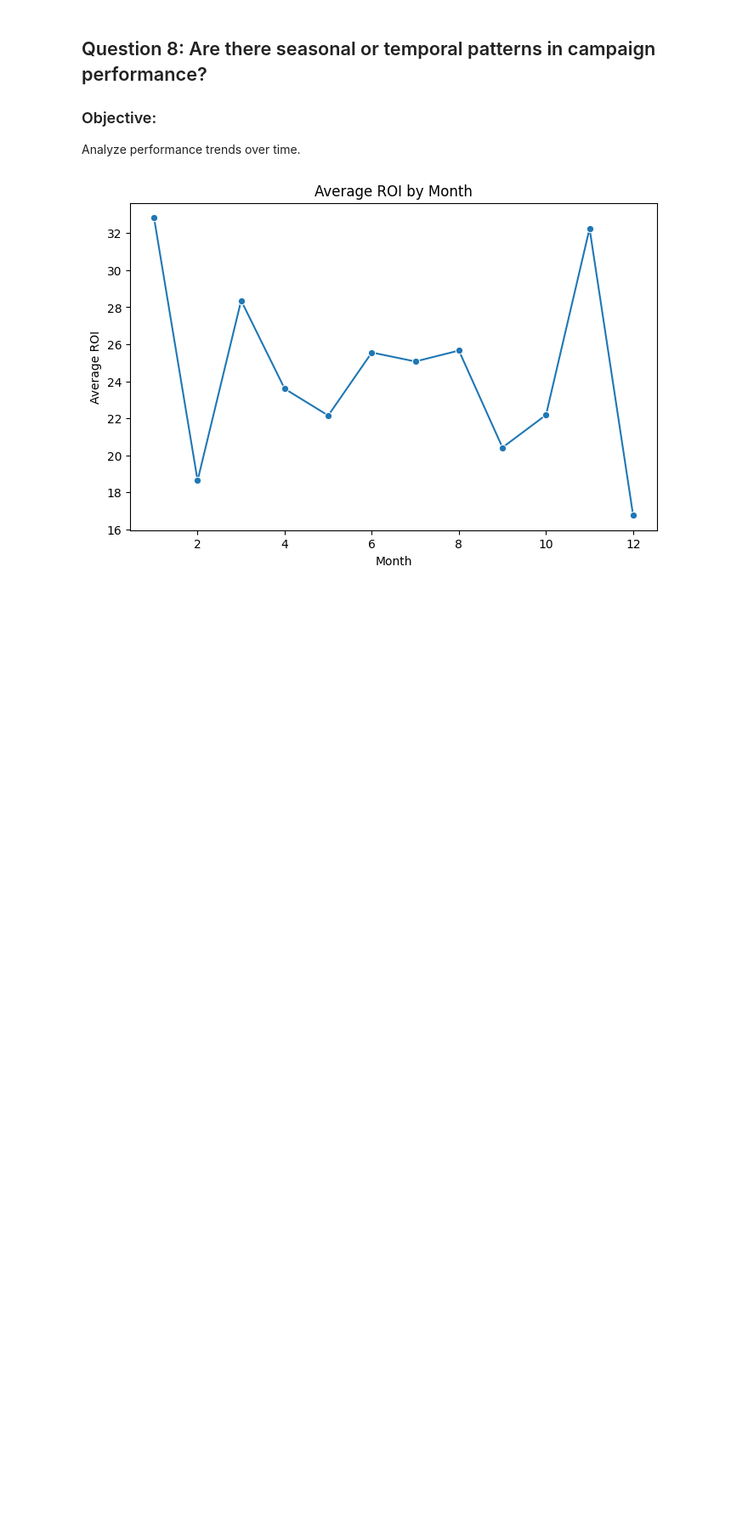
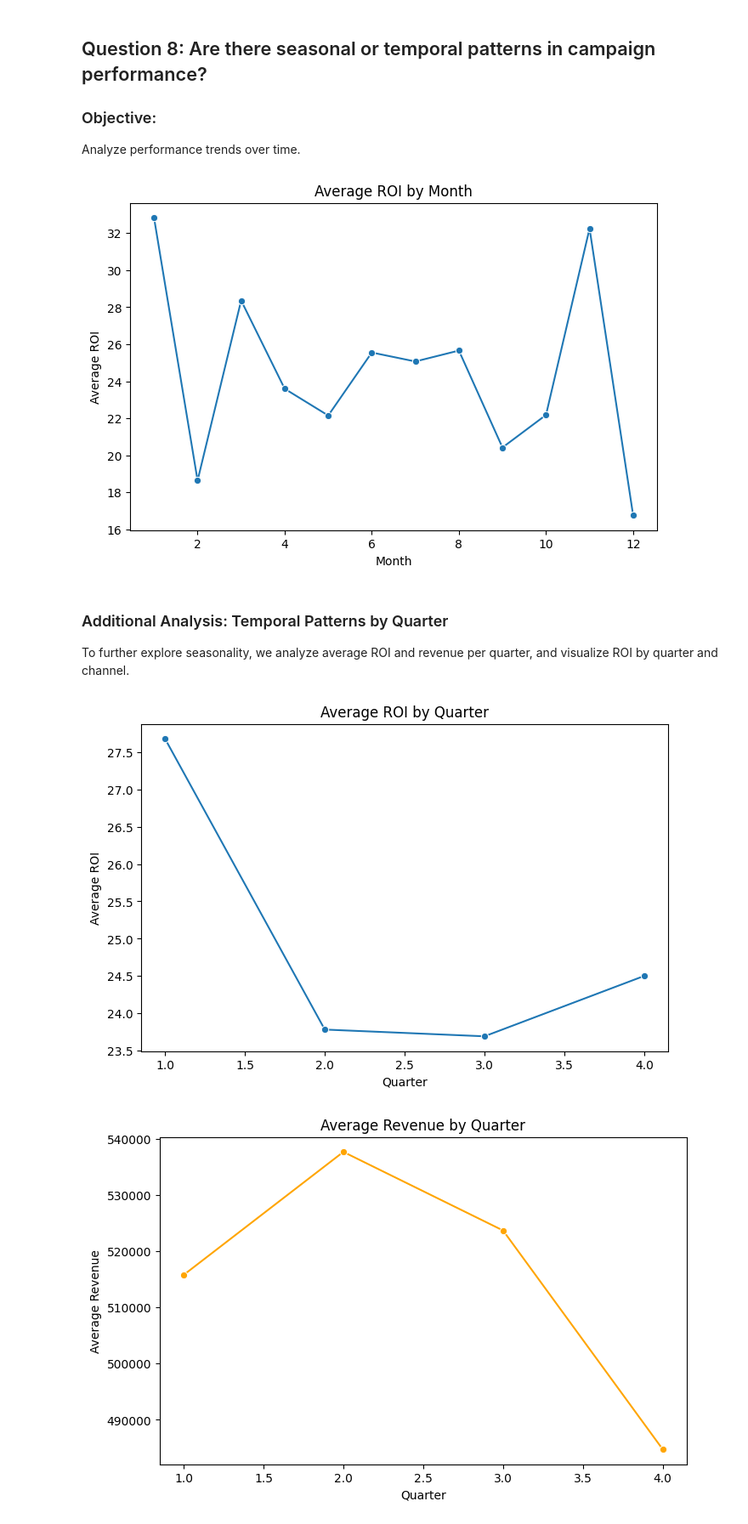
Before and after one commit to patriciajaquez/marketing_campaigns_analysis, a Jupyter notebook: notebooks/eda.ipynb, the cells around one changed output. Shown at 85% size. Saved outputs shown, nothing was run; the diff lists cells and outputs as text; code cells hidden in the pictures; blank space fills up the shorter version.

Commit message:
updating EDA analysis

```diff
--- a/notebooks/eda.ipynb
+++ b/notebooks/eda.ipynb
@@ -246,3 +285,37 @@ plt.ylabel("Average ROI")
 plt.show()
 # %% [output]
 [figure]
+# %% [markdown]
+### Additional Analysis: Temporal Patterns by Quarter
+
+To further explore seasonality, we analyze average ROI and revenue per quarter, and visualize ROI by quarter and channel.
+# %%
+# Lineplot: Average ROI by quarter
+quarterly_roi = df.groupby('start_quarter')['roi'].mean()
+plt.figure(figsize=(8, 5))
+sns.lineplot(x=quarterly_roi.index, y=quarterly_roi.values, marker='o')
+plt.title("Average ROI by Quarter")
+plt.xlabel("Quarter")
+plt.ylabel("Average ROI")
+plt.show()
+
+# Lineplot: Average revenue by quarter
+quarterly_revenue = df.groupby('start_quarter')['revenue'].mean()
+plt.figure(figsize=(8, 5))
+sns.lineplot(x=quarterly_revenue.index, y=quarterly_revenue.values, marker='o', color='orange')
+plt.title("Average Revenue by Quarter")
+plt.xlabel("Quarter")
+plt.ylabel("Average Revenue")
+plt.show()
+
+# Heatmap of ROI by quarter and channel
+pivot = df.pivot_table(index='start_quarter', columns='channel', values='roi', aggfunc='mean')
+plt.figure(figsize=(10, 6))
+sns.heatmap(pivot, annot=True, cmap="YlGnBu", fmt=".2f")
+plt.title("Average ROI by Quarter and Channel")
+plt.xlabel("Channel")
+plt.ylabel("Quarter")
+plt.show()
+# %% [output]
+[figure, added]
+[figure, added]
```
Also changed, not shown: parts of 5 cells of this notebook.
